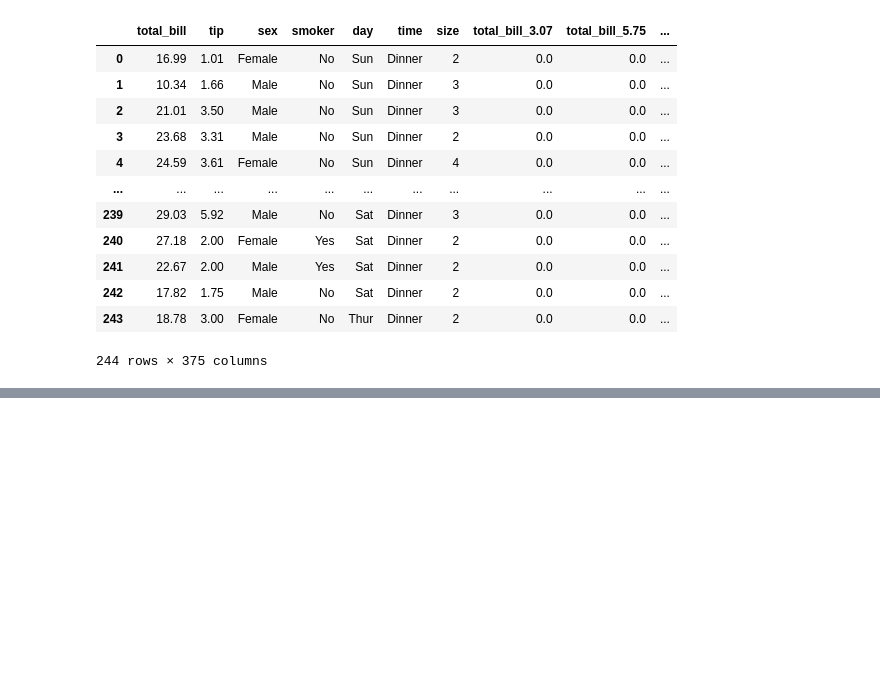
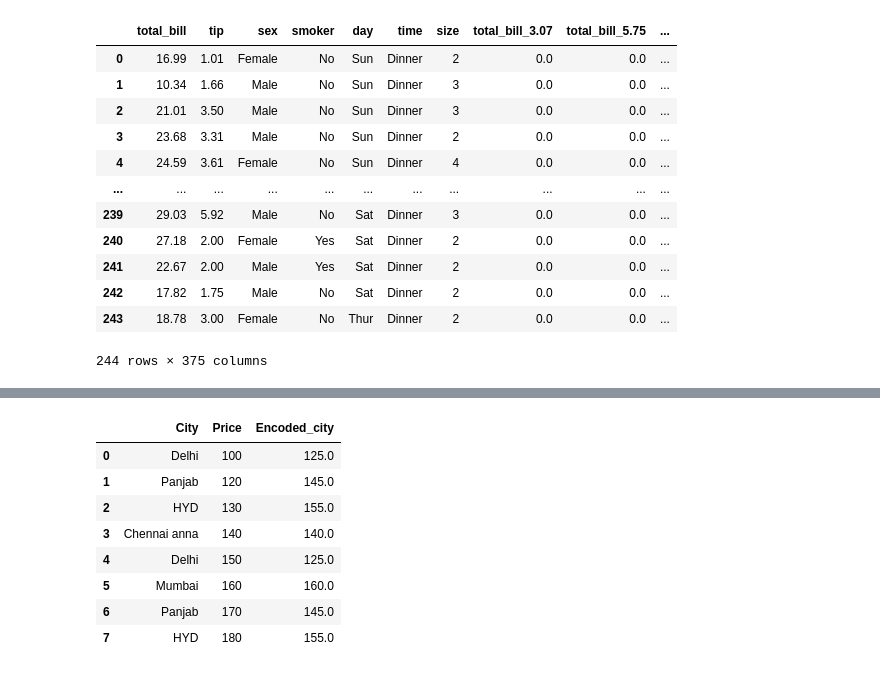
Before and after one commit to ArunNegi112/feature-engineering-eda, a Jupyter notebook: Feature_engineering/Data_encoding.ipynb, the cells around one changed output, grey strips where cells are left out. Cells and saved outputs as stored; diff of their text form; code cells hidden in the pictures; blank space fills up the shorter version.

```diff
--- a/Feature_engineering/Data_encoding.ipynb
+++ b/Feature_engineering/Data_encoding.ipynb
@@ -128,0 +227,6 @@ final_df
+# %%
+data = pd.DataFrame({
+    'City':['Delhi','Panjab','HYD','Chennai anna','Delhi','Mumbai','Panjab','HYD'],
+    'Price':[100,120,130,140,150,160,170,180]
+})
+data
@@ -128,0 +243,3 @@ final_df
+# %%
+mean = data.groupby('City')['Price'].mean()
+mean
@@ -128,0 +254,14 @@ final_df
+# %%
+data['Encoded_city'] = data['City'].map(mean)
+# This is how we apply a map function to data_Series in pandas
+data
+# %% [output]
+|  | City | Price | Encoded_city |
+| 0 | Delhi | 100 | 125.0 |
+| 1 | Panjab | 120 | 145.0 |
+| 2 | HYD | 130 | 155.0 |
+| 3 | Chennai anna | 140 | 140.0 |
+| 4 | Delhi | 150 | 125.0 |
+| 5 | Mumbai | 160 | 160.0 |
+| 6 | Panjab | 170 | 145.0 |
+| 7 | HYD | 180 | 155.0 |
```
Also changed, not shown: parts of 17 cells of this notebook.
